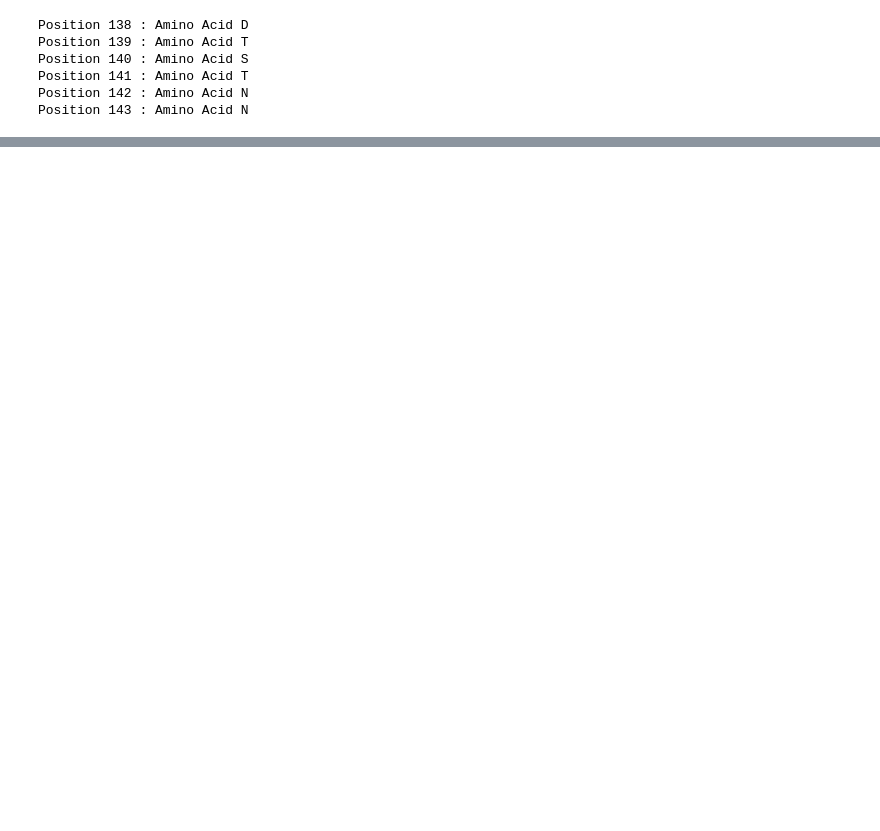
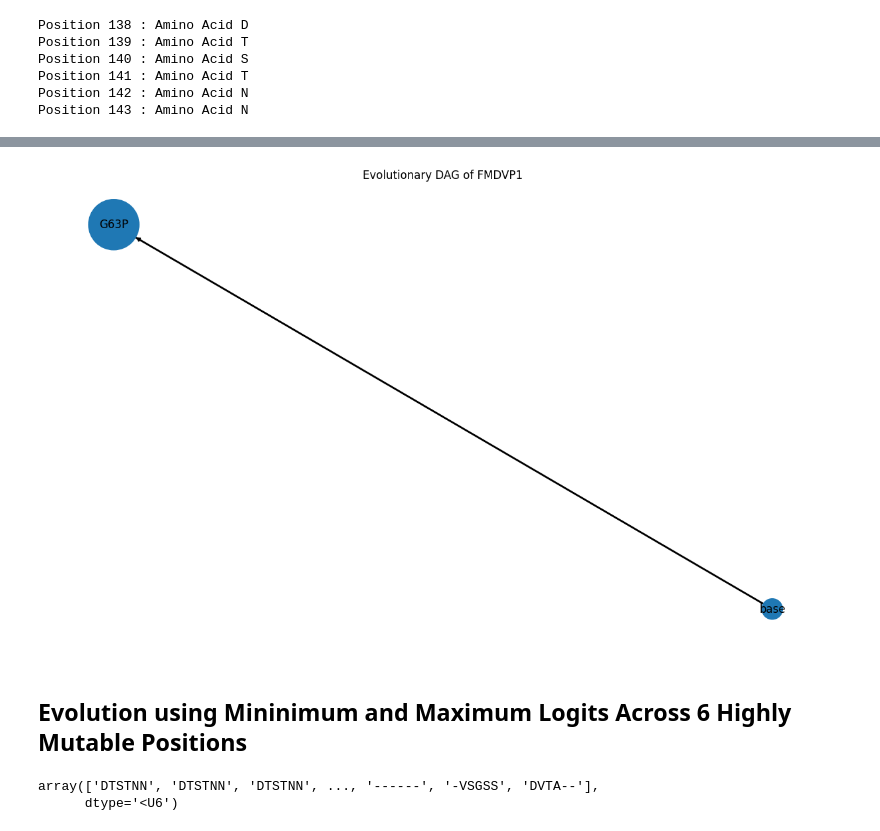
Before and after one commit to aubreyagub/esm2_for_fmdv, a Jupyter notebook: fmd_evolution/fmd-mh.ipynb, the cells around one changed output, grey strips where cells are left out. Cells and saved outputs as stored; diff of their text form; code cells hidden in the pictures; blank space fills up the shorter version.

```diff
--- a/fmd_evolution/fmd-mh.ipynb
+++ b/fmd_evolution/fmd-mh.ipynb
@@ -135 +152,21 @@ evolution = Evolution(
+# %%
+worst_path = sorted_best_paths[-1][1]
+evolution.visualise_graph(worst_path)
+# %% [output]
+[figure, added]
+# %% [markdown]
+## Evolution using Mininimum and Maximum Logits Across 6 Highly Mutable Positions
+# %%
+fmd_sequence = ProteinSequence("base",reference_seq)
+eval_strat = EvaluationStrategy(root_sequence=fmd_sequence)
+mutation_strat = MinLogitPosSub(mutations_per_seq=mutations_per_seq,start_pos=constrained_start,end_pos=constrained_end)
+evolution = Evolution(
+    root_sequence = fmd_sequence,
+    mutation_strategy = mutation_strat,
+    evaluation_strategy = eval_strat,
+    max_generations=max_generations)
+evolution.process_alignment_data(file_path) # process alignment data
+# %% [output]
+array(['DTSTNN', 'DTSTNN', 'DTSTNN', ..., '------', '-VSGSS', 'DVTA--'],
+      dtype='<U6')
 # %%
```
Also changed, not shown: parts of 41 cells of this notebook.
